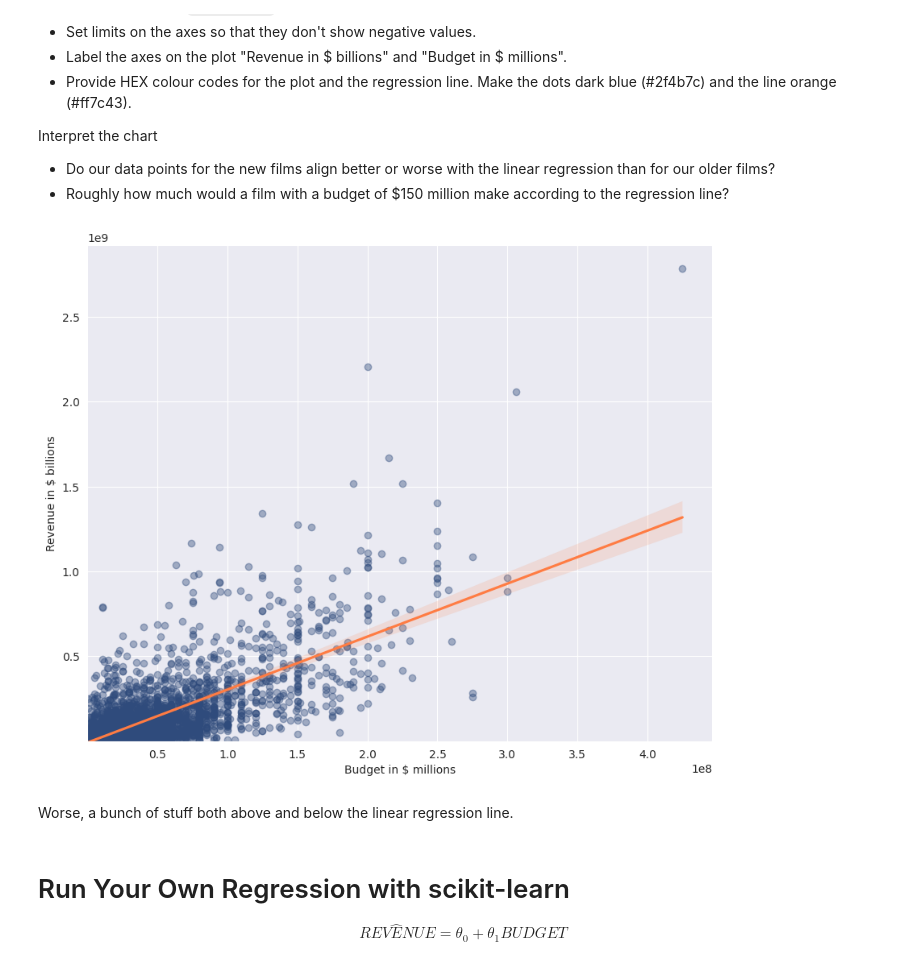
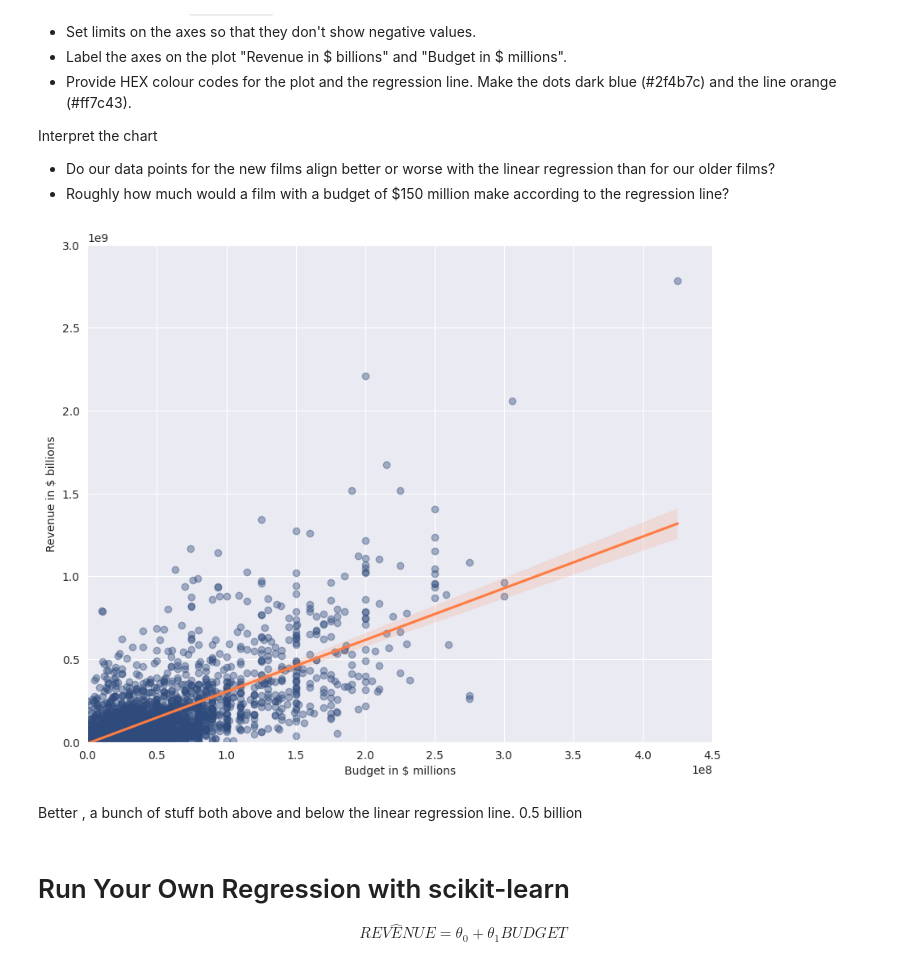
Before and after one commit to Golden-Leaves/100daysofpython, a Jupyter notebook: data_science/seaborn_linear_regression/Seaborn_and_Linear_Regression_(start).ipynb, the cells around one changed output. Drawn from its saved outputs; the diff is of its cells as text; code cells hidden in the pictures.

```diff
--- a/data_science/seaborn_linear_regression/Seaborn_and_Linear_Regression_(start).ipynb
+++ b/data_science/seaborn_linear_regression/Seaborn_and_Linear_Regression_(start).ipynb
@@ -347,17 +350,19 @@ Interpret the chart
 # %%
 plt.figure(figsize=(10,8))
 with sns.axes_style("darkgrid"):
     new_films_plot = sns.regplot(data=new_films,x="USD_Production_Budget",y="USD_Worldwide_Gross",
                                  scatter_kws={"color":"#2f4b7c","alpha":0.4},
                                  line_kws={"color":"#ff7c43"})
     new_films_plot.set(ylabel="Revenue in $ billions",
                        xlabel="Budget in $ millions",
-                       xlim=4.5,
-                       ylim=3)
+                       xlim=(0,4.5 * 10**8),
+                       ylim=(0,3 * 10**9))
 # %% [output]
-[figure, old version]
+[figure, new version]
 # %% [markdown]
-Worse, a bunch of stuff both above and below the linear regression line.
+Better
+, a bunch of stuff both above and below the linear regression line.
+0.5 billion
 # %% [markdown]
 # Run Your Own Regression with scikit-learn
 
```
Also changed, not shown: parts of 1 cell of this notebook, 1 other file.
